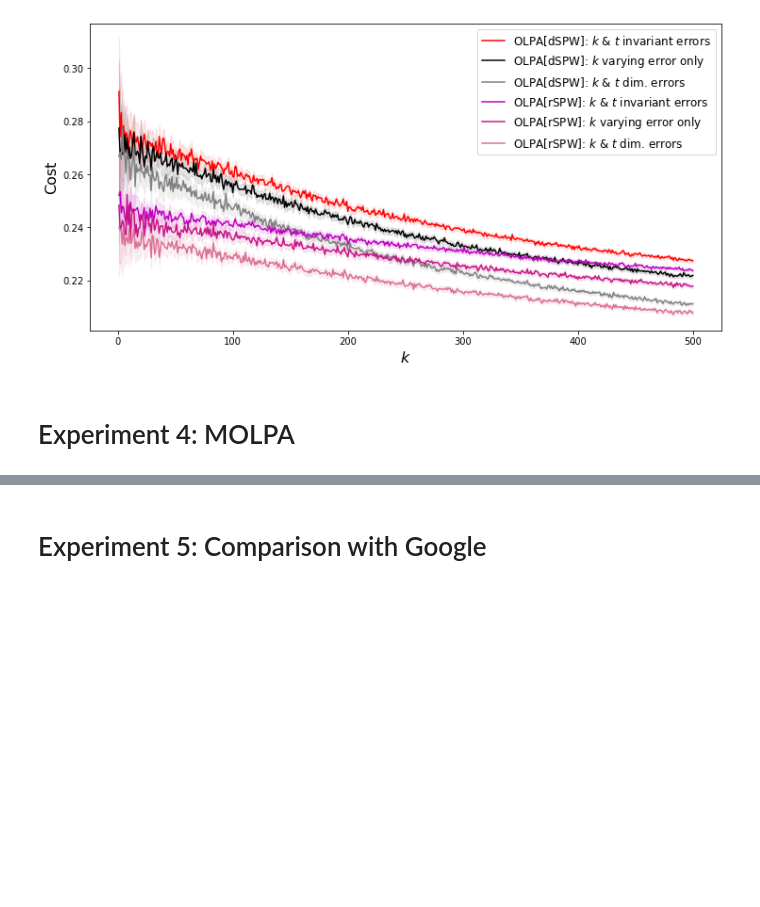
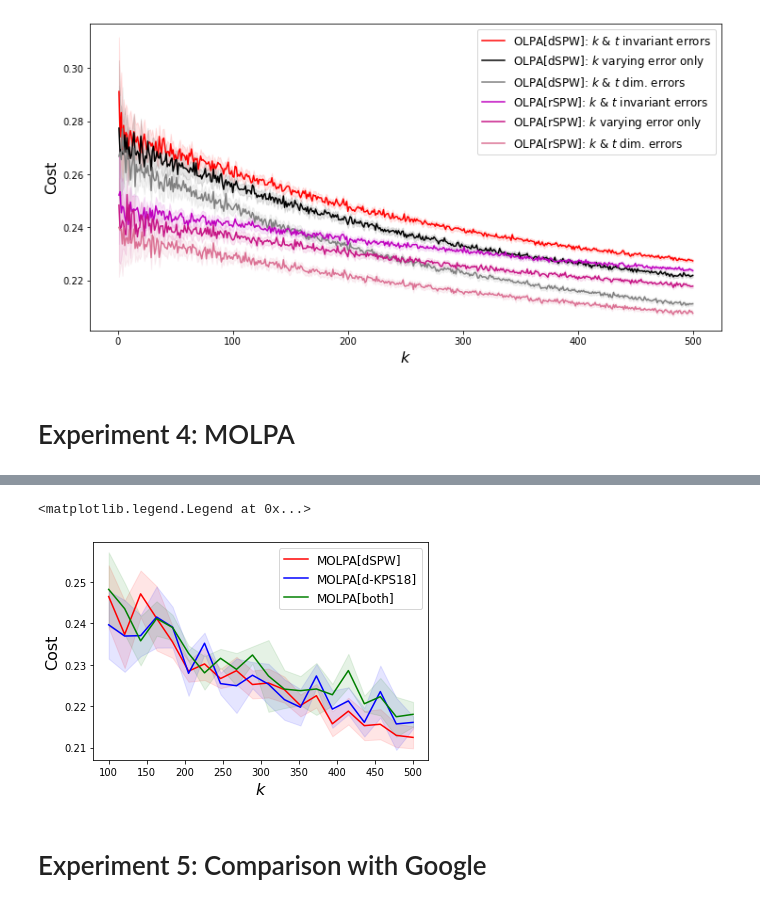
Before and after one commit to majid-khonji/rent-or-buy, a Jupyter notebook: test.ipynb, the cells around one changed output, grey strips where cells are left out. Drawn from its saved outputs; the diff is of its cells as text; code cells hidden in the pictures; blank space fills up the shorter version.

Commit message:
MOLPA multi-algorithm implemented, along with some quick experiments..

```diff
--- a/test.ipynb
+++ b/test.ipynb
@@ -552,36 +575,58 @@ Completed in 538.29s
 # %%
-f = np.load("data/molpa_alg=dpoa_S=5sol_vals10,5000,20.npz")
-sol_vals = f["sol_vals"]
-min_vals = f["min_vals"]
+# f = np.load("data/molpa_alg=dpoa_S=5sol_vals10,5000,20.npz")
+# sol_vals = f["sol_vals"]
+# min_vals = f["min_vals"]
 # %%
 avg_sol = np.mean(sol_vals, axis=1)
 avg_min = np.mean(min_vals, axis=1)
 ci_sol = 1.96 * np.std(sol_vals,axis=1)/np.sqrt(repeat)
 ci_min = 1.96 * np.std(min_vals,axis=1)/np.sqrt(repeat)
 
+avg_solg = np.mean(solg_vals, axis=1)
+avg_ming = np.mean(ming_vals, axis=1)
+ci_solg = 1.96 * np.std(solg_vals,axis=1)/np.sqrt(repeat)
+ci_ming = 1.96 * np.std(ming_vals,axis=1)/np.sqrt(repeat)
 
+avg_solm = np.mean(solm_vals, axis=1)
+avg_minm = np.mean(minm_vals, axis=1)
+ci_solm = 1.96 * np.std(solm_vals,axis=1)/np.sqrt(repeat)
+ci_minm = 1.96 * np.std(minm_vals,axis=1)/np.sqrt(repeat)
 
 plt.clf()
 plt.xlabel("$k$", fontsize=16)
 plt.ylabel("Cost", fontsize=16)
 
 # plt.boxplot(r_ratio.transpose());
 
 positions = k_list #np.arange(1, len(k_list)+1)
 
-plt.plot(positions, avg_sol, label="MOLPA", color='r')
+plt.plot(positions, avg_sol, label="MOLPA[dSPW]", color='r')
 plt.fill_between(positions, (avg_sol-ci_sol), (avg_sol+ci_sol), color='r', alpha=.1)
 
-plt.plot(positions, avg_min, label="Min.", color='b')
-plt.fill_between(positions, (avg_min-ci_min), (avg_min+ci_min), color='b', alpha=.1)
+plt.plot(positions, avg_solg, label="MOLPA[d-KPS18]", color='b')
+plt.fill_between(positions, (avg_solg-ci_solg), (avg_solg+ci_solg), color='b', alpha=.1)
 
-plt.plot(positions, avg_min + epsilon, label="Min. + $\epsilon$", color='g')
-plt.fill_between(positions, (avg_min+epsilon-ci_min), (avg_min+epsilon+ci_min), color='g', alpha=.1)
+plt.plot(positions, avg_solm, label="MOLPA[both]", color='g')
+plt.fill_between(positions, (avg_solm-ci_solm), (avg_solm+ci_solm), color='g', alpha=.1)
+
+
+
+# plt.plot(positions, avg_min, label="Min.", color='b')
+# plt.fill_between(positions, (avg_min-ci_min), (avg_min+ci_min), color='b', alpha=.1)
+
+# plt.plot(positions, avg_min + epsilon, label="Min. + $\epsilon$", color='gold')
+# plt.fill_between(positions, (avg_min+epsilon-ci_min), (avg_min+epsilon+ci_min), color='gold', alpha=.1)
+
+# plt.plot(positions, avg_ming + epsilon, label="Min. + $\epsilon$", color='gold')
+# plt.fill_between(positions, (avg_min+epsilon-ci_min), (avg_min+epsilon+ci_min), color='gold', alpha=.1)
 
 # formated_list = [elem for elem in k_list ]
 # plt.xticks(positions, formated_list);
 plt.legend(loc='upper right', fontsize=12)
 # plt.xticks(rotation=45);
+# %% [output]
+<matplotlib.legend.Legend at 0x...>
+[figure, added]
 # %% [markdown]
 # Experiment 5: Comparison with Google
 # %%
```
Also changed, not shown: parts of 3 cells of this notebook, 3 other files.
